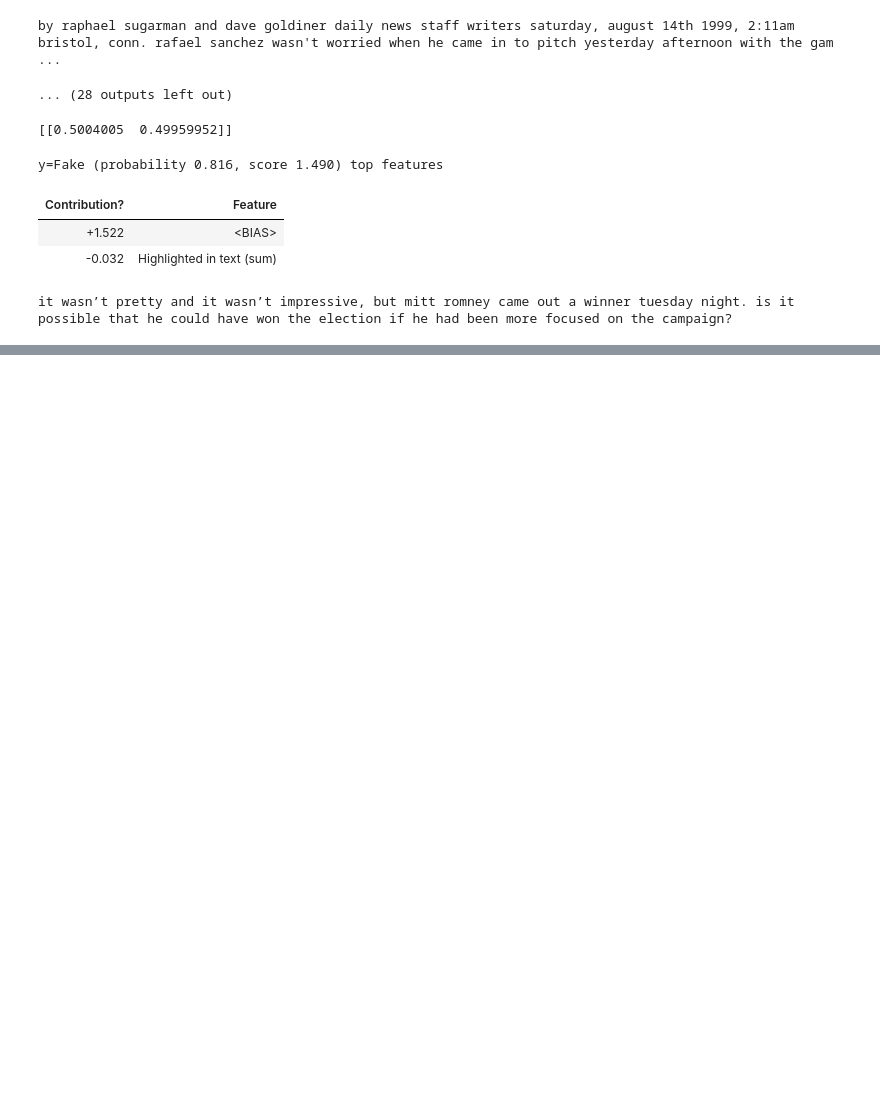
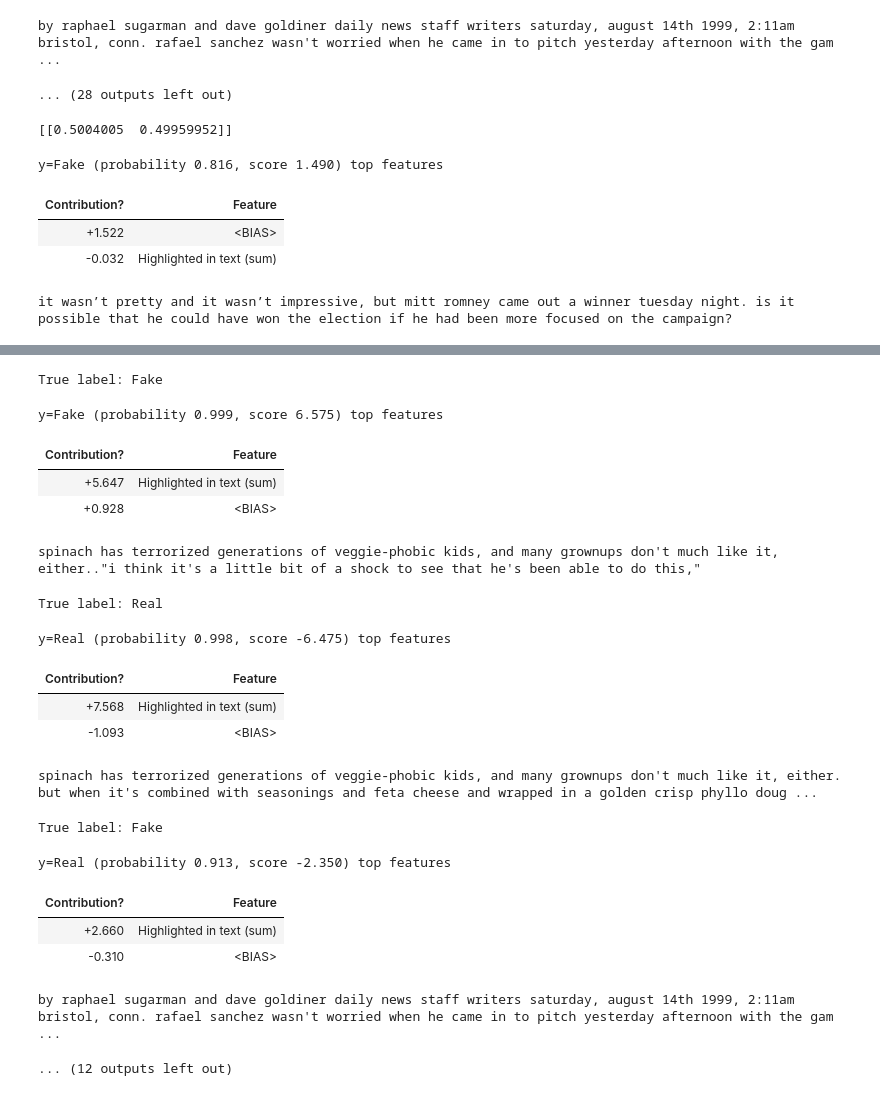
Before and after one commit to ovbystrova/hse_diploma_bc, a Jupyter notebook: LSTM.ipynb, the cells around one changed output, grey strips where cells are left out. Cells and saved outputs as stored; diff of their text form; code cells hidden in the pictures; blank space fills up the shorter version.

```diff
--- a/LSTM.ipynb
+++ b/LSTM.ipynb
@@ -623,0 +680,37 @@ it wasn’t pretty and it wasn’t impressive, but mitt romney came out a winner
+# %%
+# GPT2 EMBEDDINGS
+
+from IPython.display import display, HTML
+
+for i in range(0, 30, 10):
+    text_fake = fake[i]
+    text_real = real[i]
+    te = TextExplainer(random_state=42)
+
+    te.fit(doc=text_fake, predict_proba=model_estimator.predict_proba)
+    print('True label: Fake')
+    display(te.show_prediction(target_names=['Real','Fake']))
+
+    te.fit(doc=text_real, predict_proba=model_estimator.predict_proba)
+    print('True label: Real')
+    display(te.show_prediction(target_names=['Real','Fake']))
+# %% [output]
+True label: Fake
+y=Fake (probability 0.999, score 6.575) top features
+| Contribution? | Feature |
+| +5.647 | Highlighted in text (sum) |
+| +0.928 | <BIAS> |
+spinach has terrorized generations of veggie-phobic kids, and many grownups don't much like it, either.."i think it's a little bit of a shock to see that he's been able to do this,"
+True label: Real
+y=Real (probability 0.998, score -6.475) top features
+| Contribution? | Feature |
+| +7.568 | Highlighted in text (sum) |
+| -1.093 | <BIAS> |
+spinach has terrorized generations of veggie-phobic kids, and many grownups don't much like it, either. but when it's combined with seasonings and feta cheese and wrapped in a golden crisp phyllo doug ...
+True label: Fake
+y=Real (probability 0.913, score -2.350) top features
+| Contribution? | Feature |
+| +2.660 | Highlighted in text (sum) |
+| -0.310 | <BIAS> |
+by raphael sugarman and dave goldiner daily news staff writers saturday, august 14th 1999, 2:11am bristol, conn. rafael sanchez wasn't worried when he came in to pitch yesterday afternoon with the gam ...
+... (12 outputs left out)
```
Also changed, not shown: parts of 12 cells of this notebook, 1 other file.
